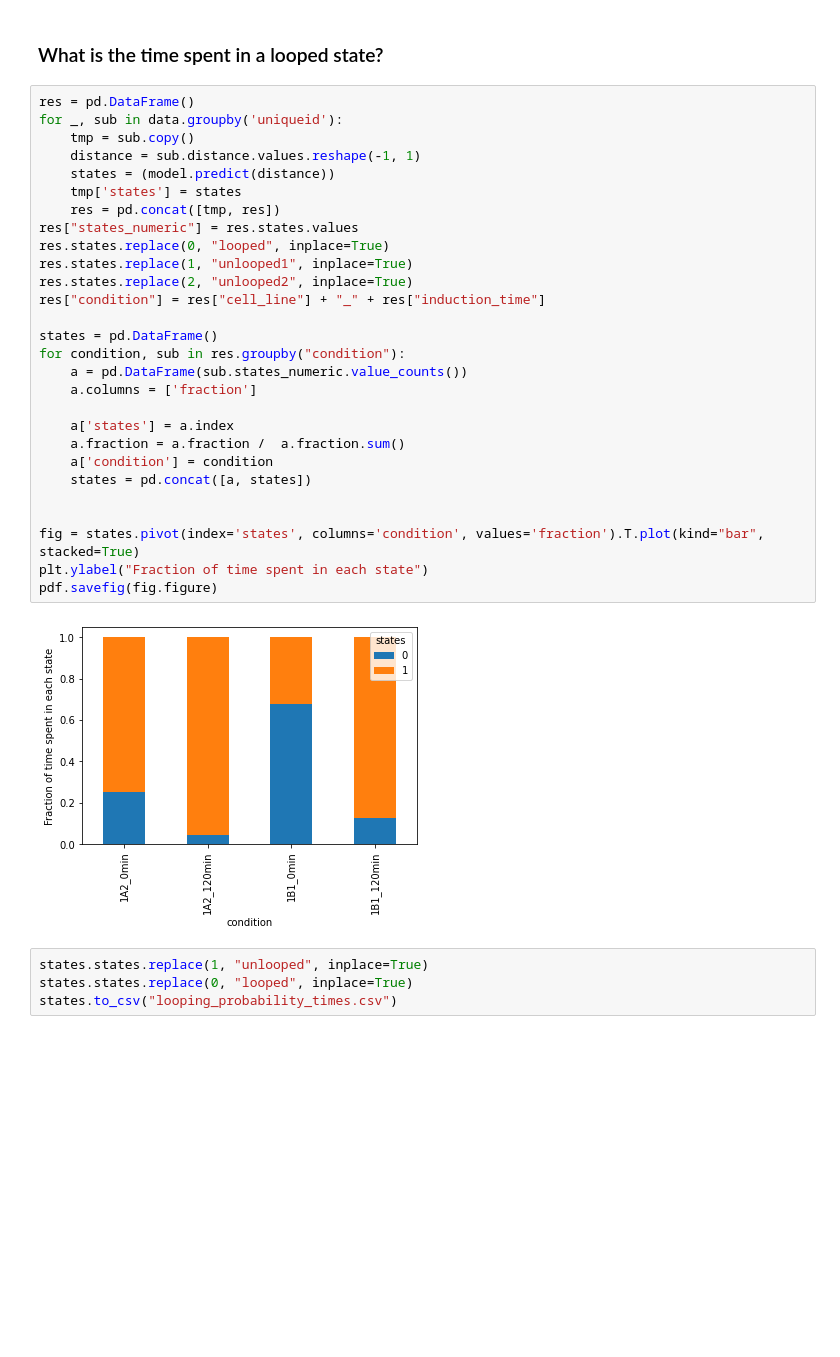
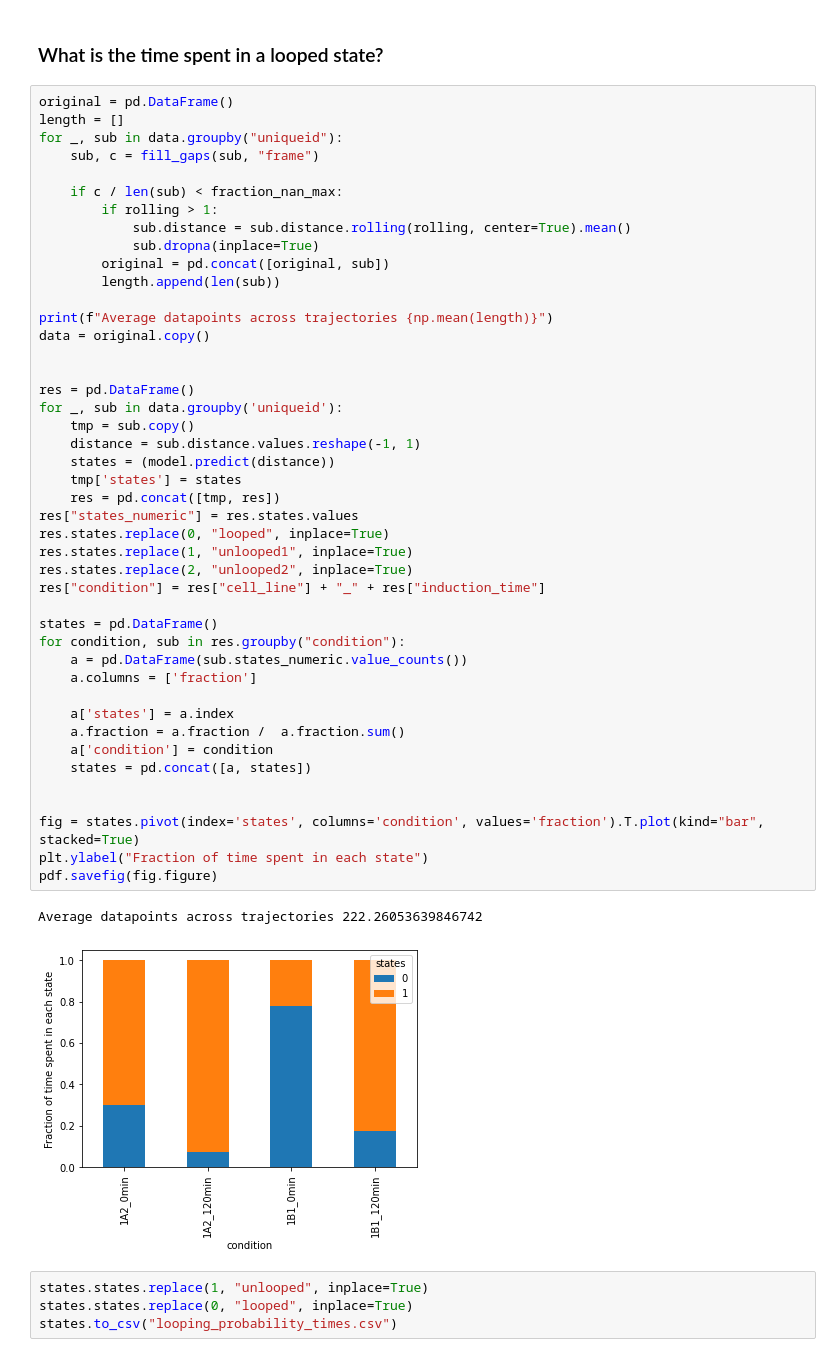
Before and after one commit to zhanyinx/SPT_analysis, a Jupyter notebook: notebooks/HMM_experimental_data.ipynb, the cells around one changed output. Drawn from its saved outputs; the diff is of its cells as text; blank space fills up the shorter version.

```diff
--- a/notebooks/HMM_experimental_data.ipynb
+++ b/notebooks/HMM_experimental_data.ipynb
@@ -281,35 +281,52 @@ pdf.savefig(fig)
 # %% [markdown]
 ### What is the time spent in a looped state?
 # %%
+original = pd.DataFrame()
+length = []
+for _, sub in data.groupby("uniqueid"):
+    sub, c = fill_gaps(sub, "frame")
+
+    if c / len(sub) < fraction_nan_max:
+        if rolling > 1:
+            sub.distance = sub.distance.rolling(rolling, center=True).mean()
+            sub.dropna(inplace=True)
+        original = pd.concat([original, sub])
+        length.append(len(sub))
+
+print(f"Average datapoints across trajectories {np.mean(length)}")
+data = original.copy()
+
+
 res = pd.DataFrame()
 for _, sub in data.groupby('uniqueid'):
     tmp = sub.copy()
     distance = sub.distance.values.reshape(-1, 1)
     states = (model.predict(distance))
     tmp['states'] = states
     res = pd.concat([tmp, res])
 res["states_numeric"] = res.states.values
 res.states.replace(0, "looped", inplace=True)
 res.states.replace(1, "unlooped1", inplace=True)
 res.states.replace(2, "unlooped2", inplace=True)
 res["condition"] = res["cell_line"] + "_" + res["induction_time"]
 
 states = pd.DataFrame()
 for condition, sub in res.groupby("condition"):
     a = pd.DataFrame(sub.states_numeric.value_counts())
     a.columns = ['fraction']
 
     a['states'] = a.index
     a.fraction = a.fraction /  a.fraction.sum()
     a['condition'] = condition
     states = pd.concat([a, states])
 
 
 fig = states.pivot(index='states', columns='condition', values='fraction').T.plot(kind="bar", stacked=True)
 plt.ylabel("Fraction of time spent in each state")
 pdf.savefig(fig.figure)
 # %% [output]
+Average datapoints across trajectories 222.26053639846742
-[figure, old version]
+[figure, new version]
 # %%
 states.states.replace(1, "unlooped", inplace=True)
 states.states.replace(0, "looped", inplace=True)
```
Also changed, not shown: parts of 2 cells of this notebook, 2 other files.
